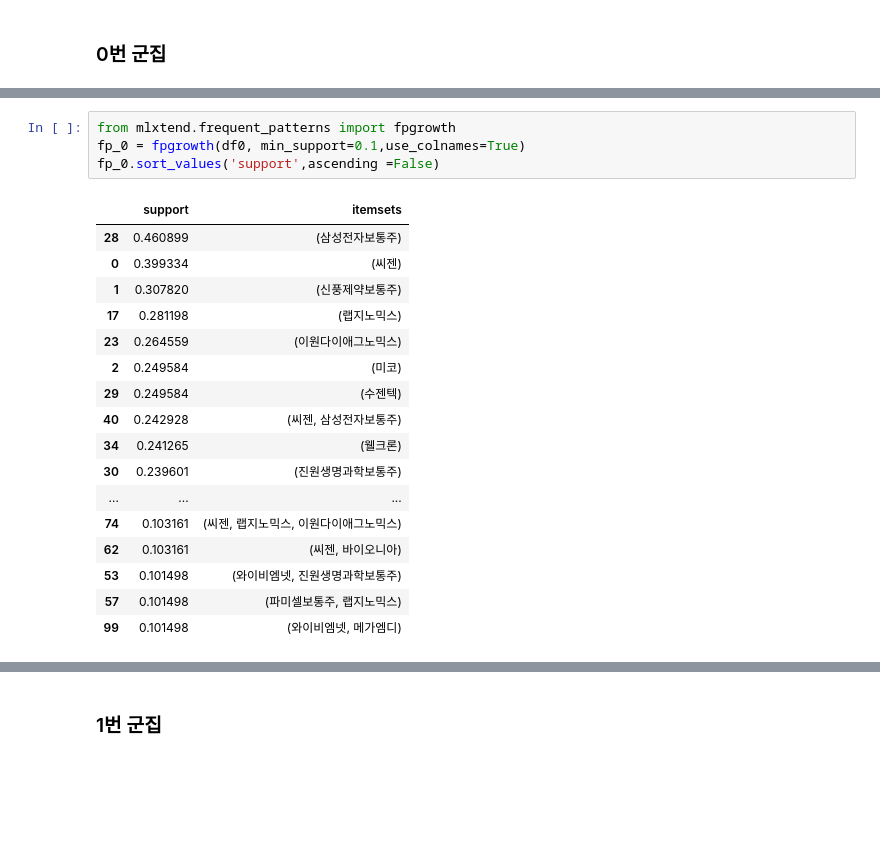
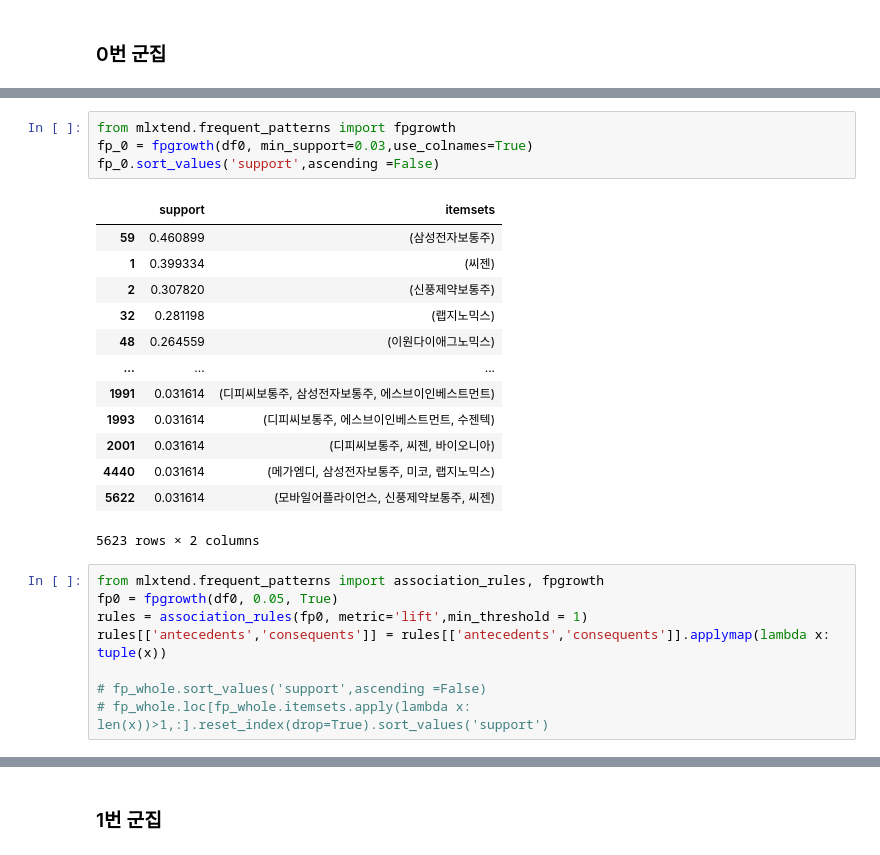
Before and after one commit to christine127/Portfolio_Recommendation_Project, a Jupyter notebook: 알고리즘.ipynb, the cells around one changed output, grey strips where cells are left out. Cells and saved outputs as stored; diff of their text form; blank space fills up the shorter version.

```diff
--- a/알고리즘.ipynb
+++ b/알고리즘.ipynb
@@ -212,22 +267,26 @@ df0
 # %%
 from mlxtend.frequent_patterns import fpgrowth
-fp_0 = fpgrowth(df0, min_support=0.1,use_colnames=True)
+fp_0 = fpgrowth(df0, min_support=0.03,use_colnames=True)
 fp_0.sort_values('support',ascending =False)
 # %% [output]
 |  | support | itemsets |
-| 28 | 0.460899 | (삼성전자보통주) |
-| 0 | 0.399334 | (씨젠) |
-| 1 | 0.307820 | (신풍제약보통주) |
-| 17 | 0.281198 | (랩지노믹스) |
-| 23 | 0.264559 | (이원다이애그노믹스) |
-| 2 | 0.249584 | (미코) |
-| 29 | 0.249584 | (수젠텍) |
-| 40 | 0.242928 | (씨젠, 삼성전자보통주) |
-| 34 | 0.241265 | (웰크론) |
-| 30 | 0.239601 | (진원생명과학보통주) |
+| 59 | 0.460899 | (삼성전자보통주) |
+| 1 | 0.399334 | (씨젠) |
+| 2 | 0.307820 | (신풍제약보통주) |
+| 32 | 0.281198 | (랩지노믹스) |
+| 48 | 0.264559 | (이원다이애그노믹스) |
 | ... | ... | ... |
-| 74 | 0.103161 | (씨젠, 랩지노믹스, 이원다이애그노믹스) |
-| 62 | 0.103161 | (씨젠, 바이오니아) |
-| 53 | 0.101498 | (와이비엠넷, 진원생명과학보통주) |
-| 57 | 0.101498 | (파미셀보통주, 랩지노믹스) |
-| 99 | 0.101498 | (와이비엠넷, 메가엠디) |
+| 1991 | 0.031614 | (디피씨보통주, 삼성전자보통주, 에스브이인베스트먼트) |
+| 1993 | 0.031614 | (디피씨보통주, 에스브이인베스트먼트, 수젠텍) |
+| 2001 | 0.031614 | (디피씨보통주, 씨젠, 바이오니아) |
+| 4440 | 0.031614 | (메가엠디, 삼성전자보통주, 미코, 랩지노믹스) |
+| 5622 | 0.031614 | (모바일어플라이언스, 신풍제약보통주, 씨젠) |
+5623 rows × 2 columns
+# %%
+from mlxtend.frequent_patterns import association_rules, fpgrowth
+fp0 = fpgrowth(df0, 0.05, True)
+rules = association_rules(fp0, metric='lift',min_threshold = 1)
+rules[['antecedents','consequents']] = rules[['antecedents','consequents']].applymap(lambda x: tuple(x))
+
+# fp_whole.sort_values('support',ascending =False)
+# fp_whole.loc[fp_whole.itemsets.apply(lambda x: len(x))>1,:].reset_index(drop=True).sort_values('support')
```
Also changed, not shown: parts of 15 cells of this notebook.
